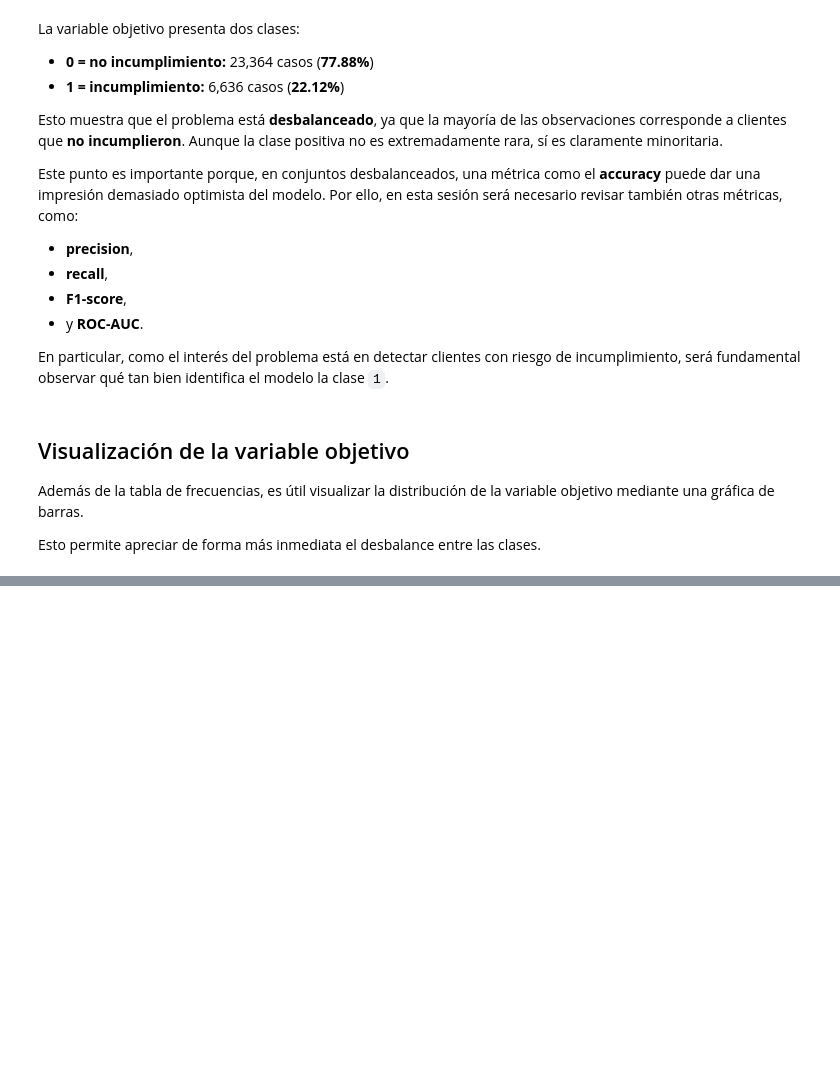
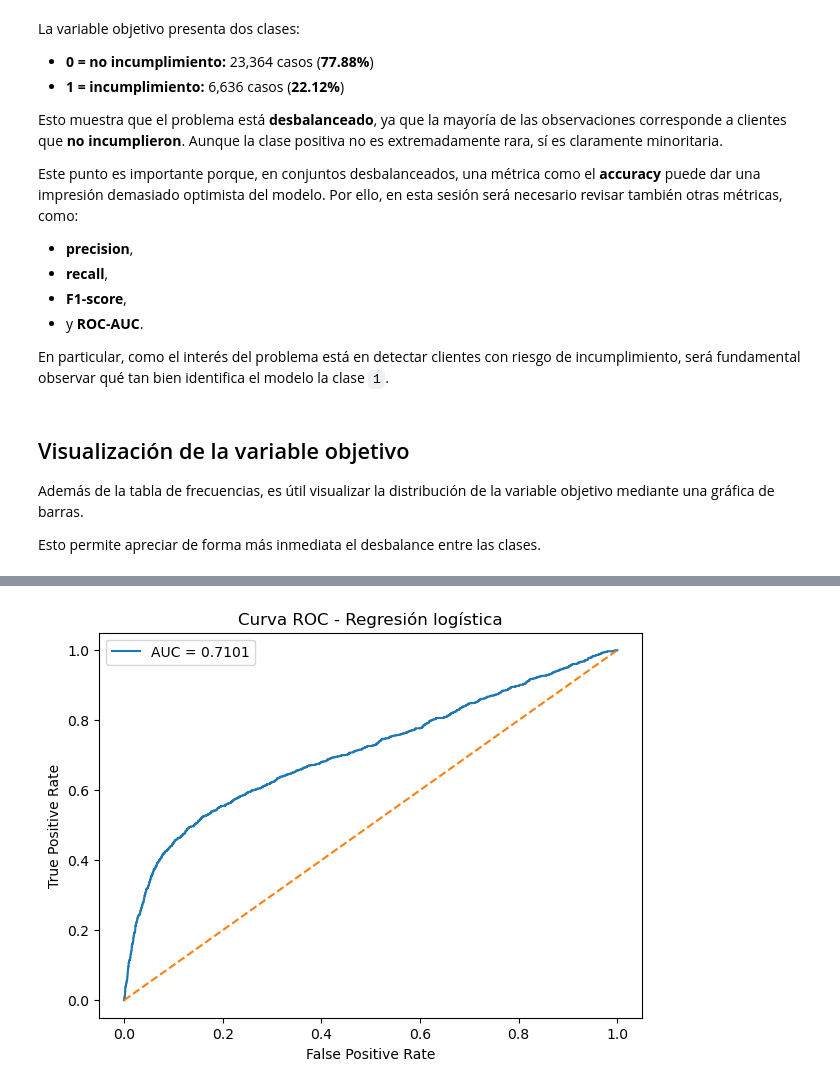
Before and after one commit to DanyQJ/Servicio_social, a Jupyter notebook: notebooks/008_modelo_analisis_del_umbral.ipynb, the cells around one changed output, grey strips where cells are left out. Drawn from its saved outputs; the diff is of its cells as text; code cells hidden in the pictures; blank space fills up the shorter version.

```diff
--- a/notebooks/008_modelo_analisis_del_umbral.ipynb
+++ b/notebooks/008_modelo_analisis_del_umbral.ipynb
@@ -182,0 +257,15 @@ plt.show()
+# %%
+categorical_features = ["SEX", "EDUCATION", "MARRIAGE", "AGE_GROUP"]
+categorical_features = [col for col in categorical_features if col in X_train.columns]
+
+numeric_features = [col for col in X_train.columns if col not in categorical_features]
+
+print("Variables categóricas:")
+print(categorical_features)
+
+print("\nNúmero de variables categóricas:", len(categorical_features))
+
+print("\nVariables numéricas:")
+print(numeric_features)
+
+print("\nNúmero de variables numéricas:", len(numeric_features))
@@ -182,0 +546,14 @@ plt.show()
+# %%
+fpr, tpr, thresholds_roc = roc_curve(y_test, y_proba)
+auc_score = roc_auc_score(y_test, y_proba)
+
+plt.figure(figsize=(7, 5))
+plt.plot(fpr, tpr, label=f"AUC = {auc_score:.4f}")
+plt.plot([0, 1], [0, 1], linestyle="--")
+plt.xlabel("False Positive Rate")
+plt.ylabel("True Positive Rate")
+plt.title("Curva ROC - Regresión logística")
+plt.legend()
+plt.show()
+# %% [output]
+[figure, added]
```
Also changed, not shown: parts of 39 cells of this notebook.
